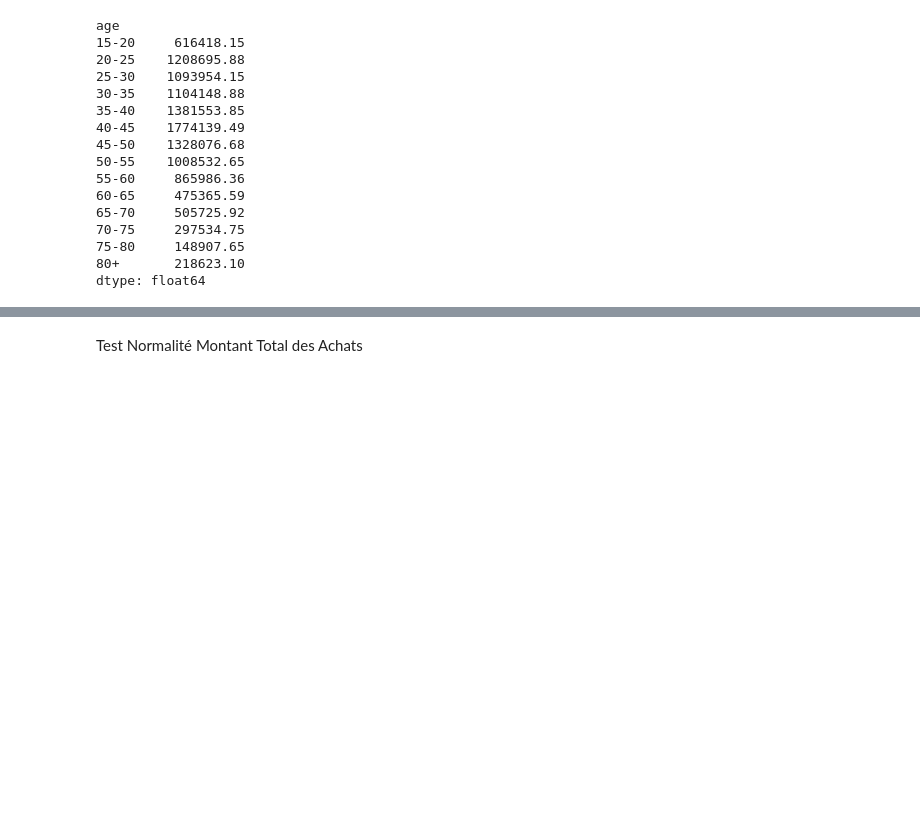
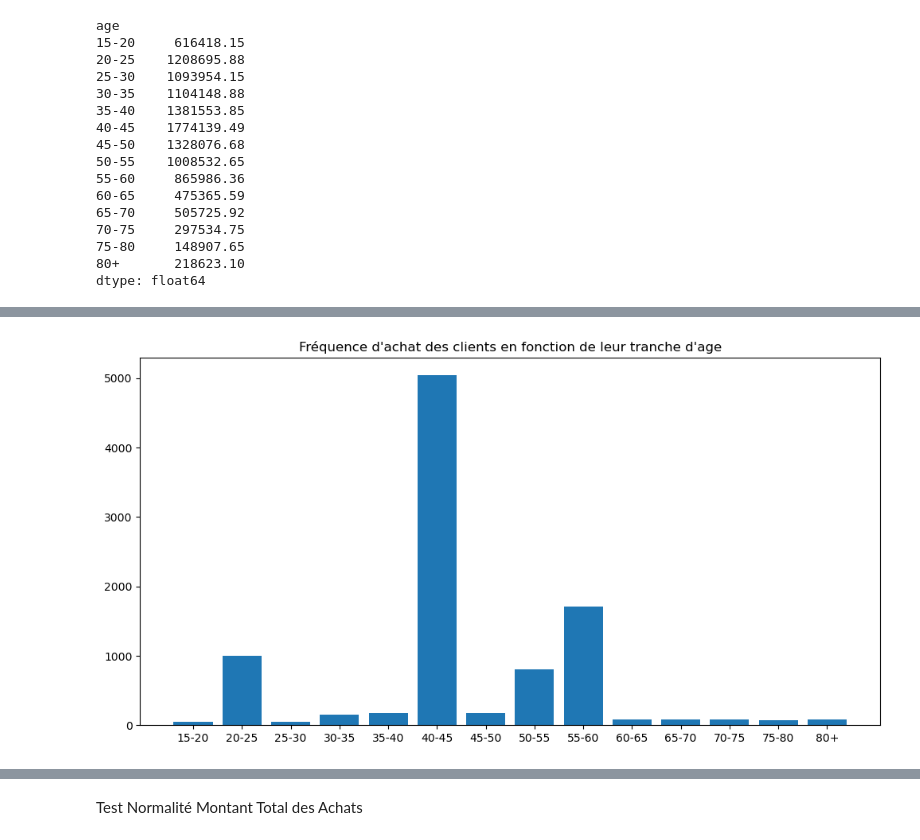
Before and after one commit to kikduck/DA-P6, a Jupyter notebook: notebook-p6.ipynb, the cells around one changed output, grey strips where cells are left out. Saved outputs shown, nothing was run; the diff lists cells and outputs as text; code cells hidden in the pictures; blank space fills up the shorter version.

```diff
--- a/notebook-p6.ipynb
+++ b/notebook-p6.ipynb
@@ -475,0 +486,13 @@ plt.show()
+# %%
+df_freq = df_final.groupby('client_id').size().reset_index(name='Frequence')
+df_freq_age = df_freq.merge(df_final[['client_id', 'age']], on='client_id')
+df_freq_age_reel = df_freq.merge(df_final[['client_id', 'age_reel']], on='client_id')
+df_final_age_freq = df_freq_age.groupby('age')['Frequence'].mean()
+df_final_age_reel_freq = df_freq_age_reel.groupby('age_reel')['Frequence'].mean()
+# %%
+plt.figure(figsize=(12, 6))
+plt.bar(df_final_age_freq.index, df_final_age_freq)
+plt.title("Fréquence d\'achat des clients en fonction de leur tranche d'age")
+plt.show()
+# %% [output]
+[figure, added]
```
Also changed, not shown: parts of 48 cells of this notebook.
